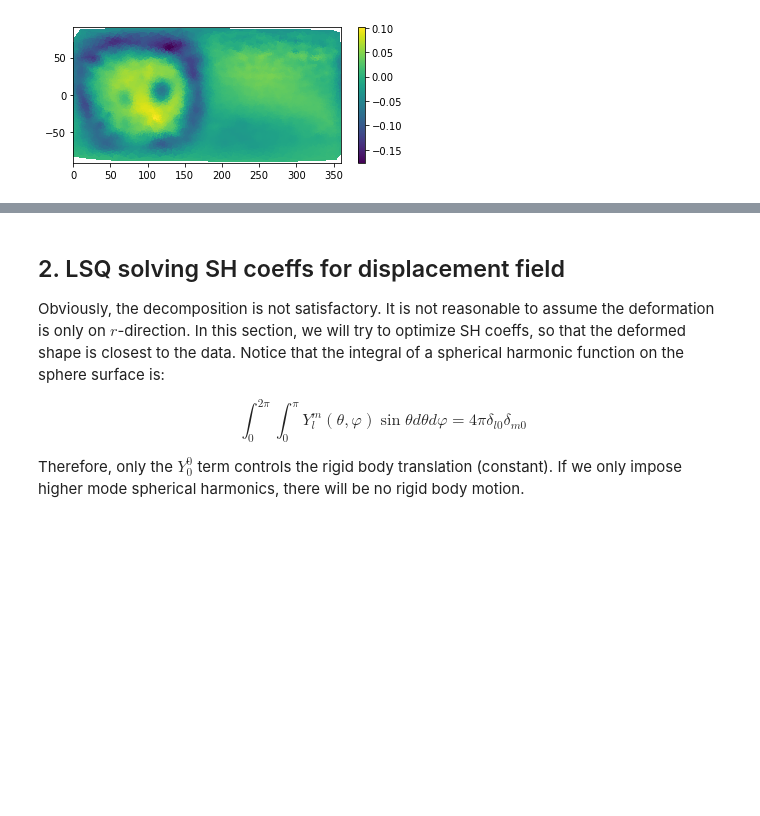
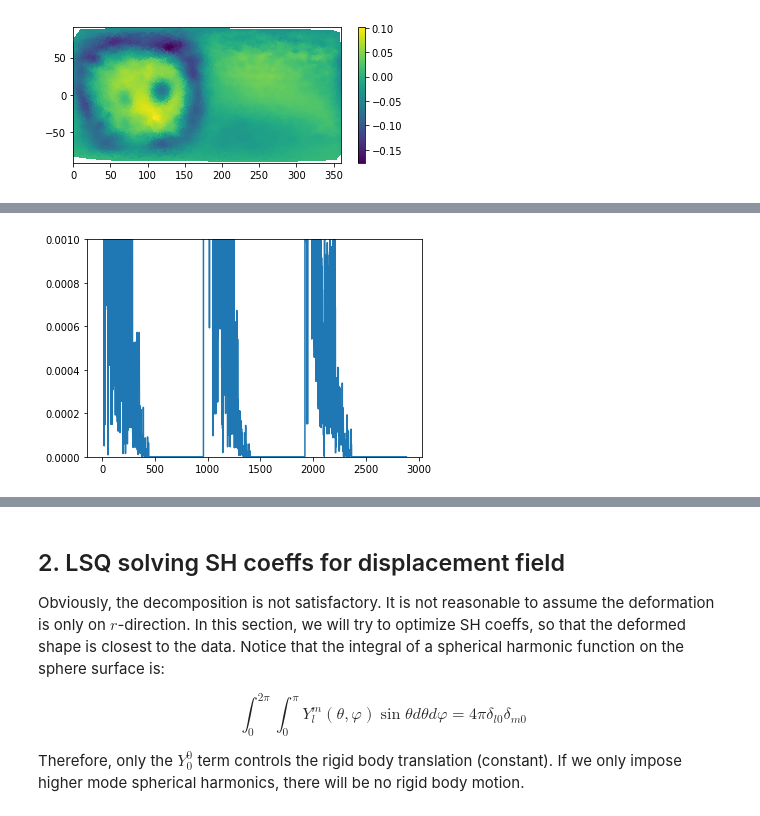
Before and after one commit to yfwang09/ShElastic, a Jupyter notebook: notebook/Case05-Hydrogel_Cell_Interaction-optimization.ipynb, the cells around one changed output, grey strips where cells are left out. Drawn from its saved outputs; the diff is of its cells as text; code cells hidden in the pictures; blank space fills up the shorter version.

```diff
--- a/notebook/Case05-Hydrogel_Cell_Interaction-optimization.ipynb
+++ b/notebook/Case05-Hydrogel_Cell_Interaction-optimization.ipynb
@@ -308,17 +215,0 @@ if plot_figure:
-# %%
-from scipy.special import erfc
-# damp the high order coefficients
-lmax_mean = lmax_work + np.int(lmax_buf/2);
-ldamp = erfc((l_coeffs(lJmax) - lmax_mean)/(lmax_buf/4))/2
-
-urcoeffs = pyshtools.SHCoeffs.from_array(urcilm*ldamp)
-spec_after = urcoeffs.spectrum(unit='per_lm')
-
-if plot_figure:
-    plt.figure(figsize=(10,4))
-    plt.subplot(121)
-    plt.plot(ldamp[0,:,0])
-    plt.subplot(122)
-    plt.semilogy(spec_before); plt.semilogy(spec_after);
-    plt.legend(['before damping', 'after damping'])
-    plt.show()
@@ -376,0 +216,80 @@ if plot_figure:
+# %%
+# Construct initial guess AK
+if not os.path.exists(AKinitfile):
+    print('Calculate AKinit from assumption of ur only...')
+    # guess from radial displacement only
+    urcilm, chi2 = pyshtools.expand.SHExpandLSQ(ur, Vlat, Vlon, lmax=lJmax)
+    print(chi2)
+    urcoeffs = pyshtools.SHCoeffs.from_array(urcilm)
+    urcoeffs.info()
+    spec_before = urcoeffs.spectrum(unit='per_lm')
+    if plot_figure:
+        fig, ax = urcoeffs.plot_spectrum(unit='per_lm')
+    # damp the high order coefficients
+    ldamp = sp.special.erfc((l_coeffs(lJmax) - lmax_mean)/(lmax_buf/4))/2
+    urcoeffs = pyshtools.SHCoeffs.from_array(urcilm*ldamp)
+    spec_after = urcoeffs.spectrum(unit='per_lm')
+    if plot_figure:
+        plt.figure(figsize=(10,4))
+        plt.subplot(121)
+        plt.plot(ldamp[0,:,0])
+        plt.subplot(122)
+        plt.semilogy(spec_before); plt.semilogy(spec_after);
+        plt.legend(['before damping', 'after damping'])
+        plt.show()
+    # visualize ur map
+    urgrid = urcoeffs.pad(lmax=lmax_plot).expand('GLQ')
+    if plot_figure:
+        urgrid.info()
+        urgrid_plot = urgrid.copy()
+        urgrid_plot.data = np.roll(urgrid.data, lmax_plot+1, axis=1)
+        fig, ax = urgrid_plot.plot()
+    # Convert Back to ux,uy,uz on regular mesh
+    Q = TransMat(lJmax=urgrid.lmax)
+    print('Size of transfer matrix:', Q.shape)
+    u1a = urgrid.data[:,:,np.newaxis]*Q[:, :, 0, :]
+    print('Size of Cartesian representation of displacement:', u1a.shape)
+    # decompose the displacement field into spherical harmonic coefficients
+    U1avec0 = [None for _ in range(3)]
+    for k in range(3):
+        u1agrid = pyshtools.SHGrid.from_array(u1a[...,k].astype(np.complex), grid='GLQ')
+        u1acoeffs = u1agrid.expand().pad(lmax=lJmax)
+        U1avec0[k] = SHCilmToVector(u1acoeffs.to_array())
+    U1avec0 = np.hstack(U1avec0)
+    l_list, m_list = LM_list(lJmax)
+    AKdamp = np.tile(sp.special.erfc((l_list - lmax_mean)/(lmax_buf/8))/2, 3)
+    AK_init = spsolve(Dmat, U1avec0.T)*AKdamp
+    if plot_figure:
+        plt.semilogy(np.abs(AK_init)/AKdamp);
+        plt.semilogy(np.abs(AK_init)); plt.show();
+
+else: # load the initial guess from a file
+    print('load AKinit from file:', AKinitfile)
+    AK_tmp = np.load(AKinitfile).reshape(3, -1)
+    AK_init = np.zeros((3, (lJmax+1)**2), dtype=np.complex)
+    lJmax_init = np.int(np.sqrt(AK_tmp.shape[1]) - 1)
+    # padding
+    if lJmax_init > lJmax:
+        AK_init = AK_tmp[:, :((lJmax+1)**2)]
+    else:
+        AK_init[:, :((lJmax_init+1)**2)] = AK_tmp
+    AK_init = AK_init.flatten()
+    U1avec0 = Dmat.dot(AK_init)
+
+if plot_figure:
+    print('Coefficients of the Initial Guess in Solution Space...AK')
+    plt.plot(np.abs(AK_init))
+    plt.ylim(0,0.001)
+    plt.show()
+
+if plot_figure:
+    print('Displacement in Spherical Coordinates...')
+    fig, ax = visSHVec(U1avec0*r0, lmax_plot=80, SphCoord=True, Complex=True, s_vrange=(0,0.01),
+                           config_quiver=(2, 3, 'k', 20), lonshift=180, figsize=(6,3))
+
+if plot_figure:
+    print('SH Coefficients of the Initial Guess Displacement...U1avec0')
+    plt.plot(np.abs(U1avec0))
+    plt.ylim(0,0.001)
+    plt.show()
+# %% [output]
@@ -376,0 +298 @@ if plot_figure:
+[figure, added]
```
Also changed, not shown: parts of 47 cells of this notebook, 2 other files.
